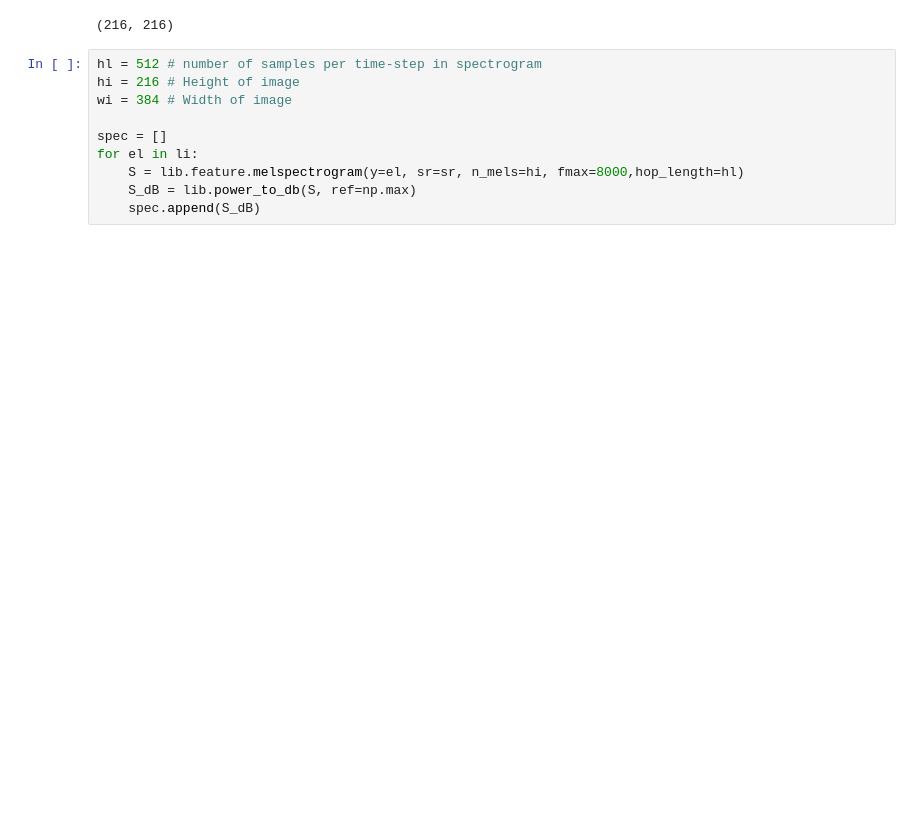
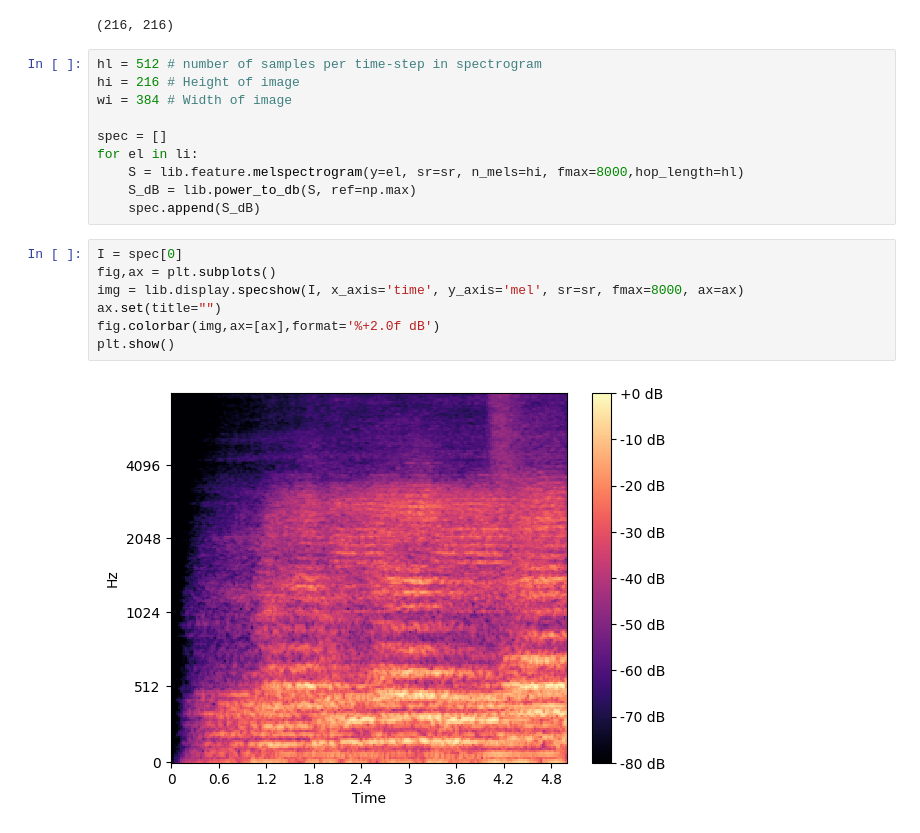
Before and after one commit to MarcoGuzzoC/Audio_Choir_Generator, a Jupyter notebook: Gregorian_data.ipynb, the cells around one changed output. Cells and saved outputs as stored; diff of their text form; blank space fills up the shorter version.

```diff
--- a/Gregorian_data.ipynb
+++ b/Gregorian_data.ipynb
@@ -53,4 +53,13 @@ for el in li:
     S = lib.feature.melspectrogram(y=el, sr=sr, n_mels=hi, fmax=8000,hop_length=hl)
     S_dB = lib.power_to_db(S, ref=np.max)
     spec.append(S_dB)
+# %%
+I = spec[0]
+fig,ax = plt.subplots()
+img = lib.display.specshow(I, x_axis='time', y_axis='mel', sr=sr, fmax=8000, ax=ax)
+ax.set(title="")
+fig.colorbar(img,ax=[ax],format='%+2.0f dB')
+plt.show()
+# %% [output]
+[figure, added]
 # %%
```
Also changed, not shown: parts of 5 cells of this notebook, 3 other files.
